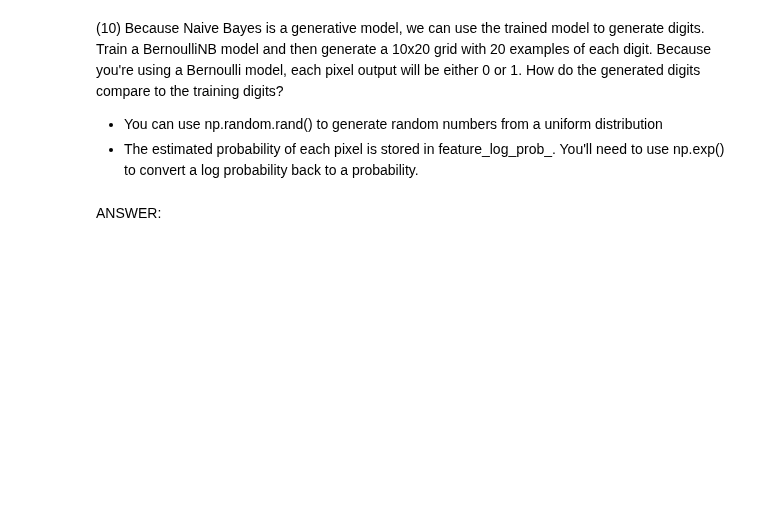
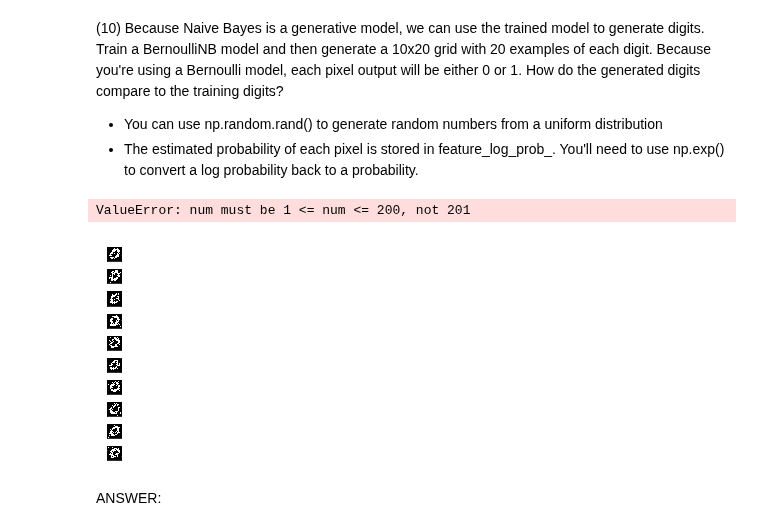
Before and after one commit to dan55/machine_learning, a Jupyter notebook: daniel_elkin_p1.ipynb, the cells around one changed output. Saved outputs shown, nothing was run; the diff lists cells and outputs as text; code cells hidden in the pictures; blank space fills up the shorter version.

Commit message:
generate data from the modelled probabilities

```diff
--- a/daniel_elkin_p1.ipynb
+++ b/daniel_elkin_p1.ipynb
@@ -634,3 +631,43 @@ ANSWER:
+# %%
+#def P10(num_examples):
+
+### STUDENT START ###
+
+nb = BernoulliNB()
+nb.fit(mini_train_data, mini_train_labels)
+
+pixel_probs = np.exp(nb.feature_log_prob_)
+nine = pixel_probs[9]
+#plt.imshow(nine.reshape((28, 28)))
+nine = nine[:,] > 0.5
+#print nine
+#plt.imshow(nine.reshape((28, 28)))
+
+img = np.zeros(784,)
+#print np.random.binomial(1, p=pixel_probs[9])
+#for i in range(pixel_probs[9].shape[0]):
+#    img[i] = np.random.binomial(1, p=pixel_probs[9])
+
+random = np.random.rand(784)
+#print random
+
+num_examples = 20 # TODO: REMOVE
+num_digits = 10
+
+for j in range(num_digits):
+    for i in range(num_examples):
+        img = np.random.binomial(1, p=pixel_probs[j])
+        img_num = (i * num_examples) + (j + 1)
+
+        plt.subplot(num_digits, num_examples, img_num)
+        plt.imshow(img.reshape(28,28))
+        plt.xticks([]); plt.yticks([])
+### STUDENT END ###
+
+#P10(20)
+# %% [output]
+ValueError: num must be 1 <= num <= 200, not 201
+[figure, added]
 # %% [markdown]
 ANSWER:
 # %% [markdown]
```
Also changed, not shown: parts of 2 cells of this notebook.
